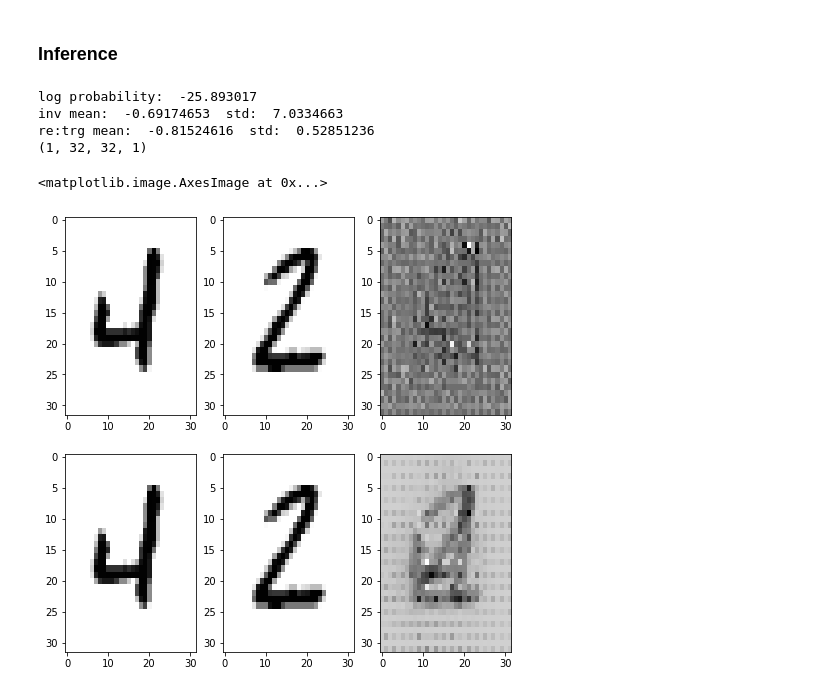
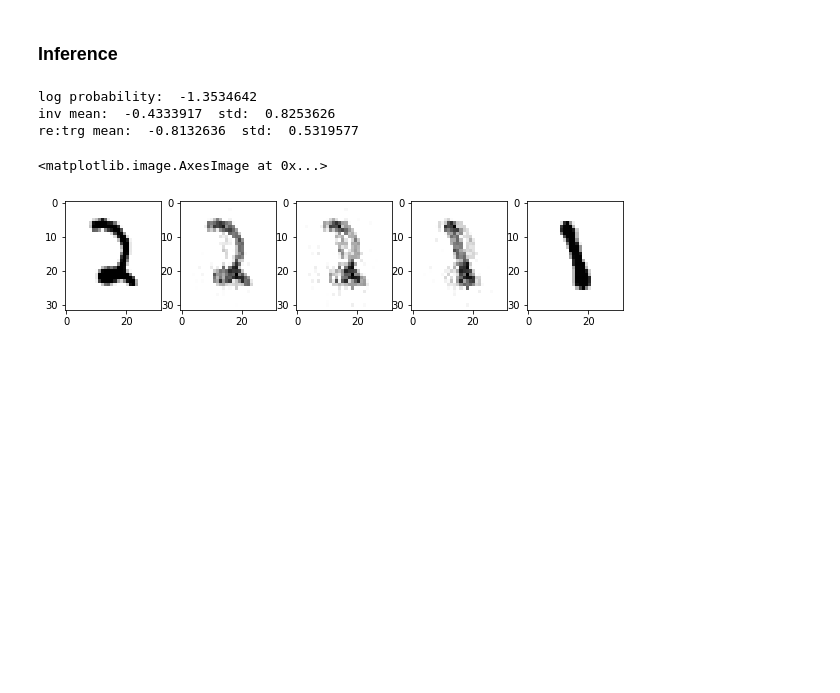
Before and after one commit to MokkeMeguru/glow-realnvp-tutorial, a Jupyter notebook: examples/jupyter_notebooks/Glow_mnist.ipynb, the cells around one changed output. Saved outputs shown, nothing was run; the diff lists cells and outputs as text; code cells hidden in the pictures; blank space fills up the shorter version.

```diff
--- a/examples/jupyter_notebooks/Glow_mnist.ipynb
+++ b/examples/jupyter_notebooks/Glow_mnist.ipynb
@@ -728,14 +746,14 @@ tf.Tensor(216612620000.0, shape=(), dtype=float32)
 # %% [markdown]
 ### Training
 # %%
-n_epochs = 30
-
+n_epochs = 120
+from tqdm import tqdm
 flag = False
 for epoch in range(n_epochs):
     if flag:
         print('raise NaN')
         break
-    for targets in train_dataset:
+    for targets in tqdm(train_dataset):
         with tf.GradientTape() as tape:
             log_prob_loss = loss()
         grads = tape.gradient(log_prob_loss, flow.trainable_variables)
@@ -772,41 +788,49 @@ Step <tf.Variable 'Adam/iter:0' shape=() dtype=int64, numpy=15000> Loss -85415.3
 # %%
 test_dataset = test_dataset_raw.shuffle(SHUFFLE_BUFFER_SIZE).batch(BATCH_SIZE)
 # %%
-fig = plt.figure(figsize=(8, 8))
+fig = plt.figure(figsize=(10, 2))
 for targets in test_dataset.take(1):
     trg = targets["img"]
-    inv = flow.bijector.inverse(trg)
-    re_trg = flow.bijector.forward(inv)
+    inv = flow.bijector.forward(trg)
+    re_trg = flow.bijector.inverse(inv)
 
 print('log probability: ', tf.reduce_mean(tfd.Normal(0., 1.).log_prob(inv)).numpy())
 print("inv mean: ", tf.reduce_mean(inv).numpy(), " std: ", tf.math.reduce_std(inv).numpy())
 print("re:trg mean: ", tf.reduce_mean(re_trg).numpy(), " std: ", tf.math.reduce_std(re_trg).numpy())
 
-re_inv = np.array([(inv[0] + inv[1]) / 2.0])
-print(re_inv.shape)
-re_re_trg = flow.bijector.forward(re_inv)
+def  interporate(a, b, percent):
+  re_inv = np.array([(percent * a +  (1 - percent) * b)])
+  re_re_inv = flow.bijector.inverse(re_inv)
+  return tf.nn.relu6(re_re_inv - tf.reduce_mean(re_re_inv))
+# re_inv = np.array([(inv[0] + inv[1]) / 2.0])
+# print(re_inv.shape)
+#print(tf.reduce_mean(re_inv))
+# re_re_trg = flow.bijector.inverse(re_inv)
 
-ax = fig.add_subplot(2, 3, 1)
-ax.imshow(tf.squeeze(trg[0], axis=-1), aspect="auto", cmap="gray_r")
 
-ax = fig.add_subplot(2, 3, 4)
+ax = fig.add_subplot(1, 5, 1)
 ax.imshow(tf.squeeze(re_trg[0], axis=-1), aspect="auto", cmap="gray_r")
 
-ax = fig.add_subplot(2, 3, 2)
-ax.imshow(tf.squeeze(trg[1], axis=-1), aspect="auto", cmap="gray_r")
+ax = fig.add_subplot(1, 5, 2)
+ax.imshow(tf.squeeze(interporate(inv[0], inv[1], 0.75)[0], axis=-1), aspect="auto", cmap="gray_r")
 
-ax = fig.add_subplot(2, 3, 5)
+ax = fig.add_subplot(1, 5, 3)
+ax.imshow(tf.squeeze(interporate(inv[0], inv[1], 0.5)[0], axis=-1), aspect="auto", cmap="gray_r")
+
+ax = fig.add_subplot(1, 5, 4)
+ax.imshow(tf.squeeze(interporate(inv[0], inv[1], 0.25)[0], axis=-1), aspect="auto", cmap="gray_r")
+
+ax = fig.add_subplot(1, 5, 5)
 ax.imshow(tf.squeeze(re_trg[1], axis=-1), aspect="auto", cmap="gray_r")
 
-ax = fig.add_subplot(2, 3, 3)
-ax.imshow(tf.squeeze(re_inv[0], axis=-1), aspect="auto", cmap="gray_r")
+# ax = fig.add_subplot(2, 3, 3)
+# ax.imshow(tf.squeeze(re_inv[0], axis=-1), aspect="auto", cmap="gray_r")
 
-ax = fig.add_subplot(2, 3, 6)
-ax.imshow(tf.squeeze(re_re_trg[0], axis=-1), aspect="auto", cmap="gray_r")
+# ax = fig.add_subplot(2, 3, 6)
+#ax.imshow(tf.squeeze(tf.nn.relu6(re_re_trg[0] - tf.reduce_mean(re_re_trg)), axis=-1), aspect="auto", cmap="gray_r")
 # %% [output]
-log probability:  -25.893017
-inv mean:  -0.69174653  std:  7.0334663
-re:trg mean:  -0.81524616  std:  0.52851236
-(1, 32, 32, 1)
+log probability:  -1.3534642
+inv mean:  -0.4333917  std:  0.8253626
+re:trg mean:  -0.8132636  std:  0.5319577
 <matplotlib.image.AxesImage at 0x...>
-[figure, old version]
+[figure, new version]
```
Also changed, not shown: parts of 10 cells of this notebook.
